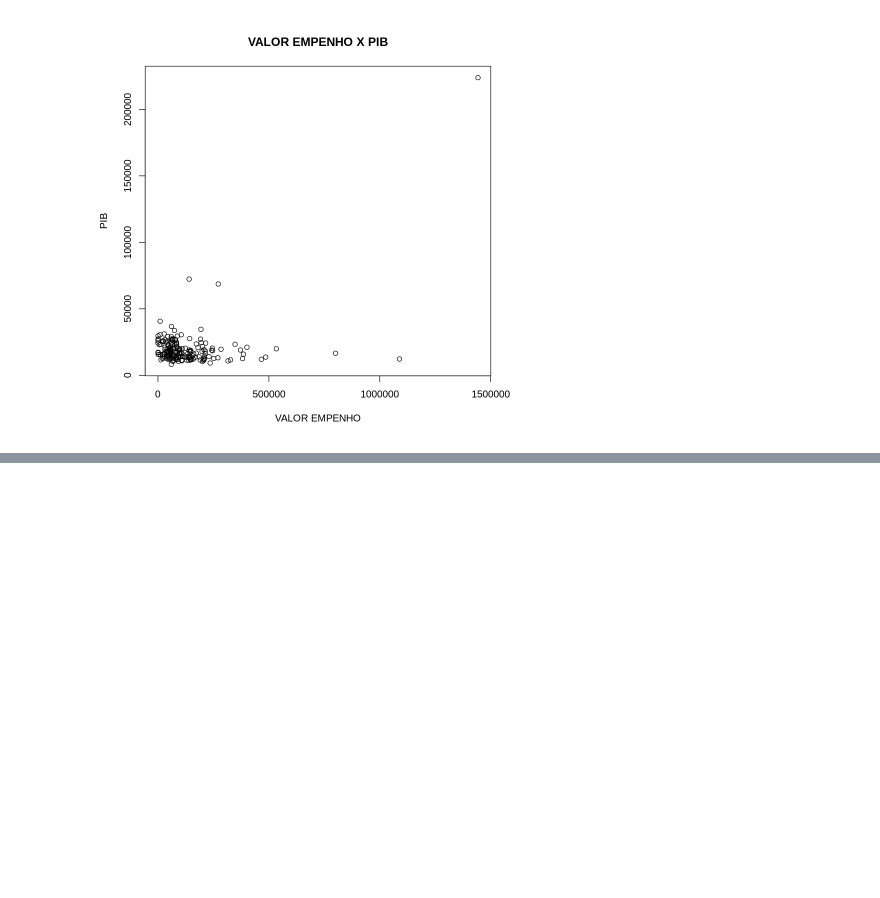
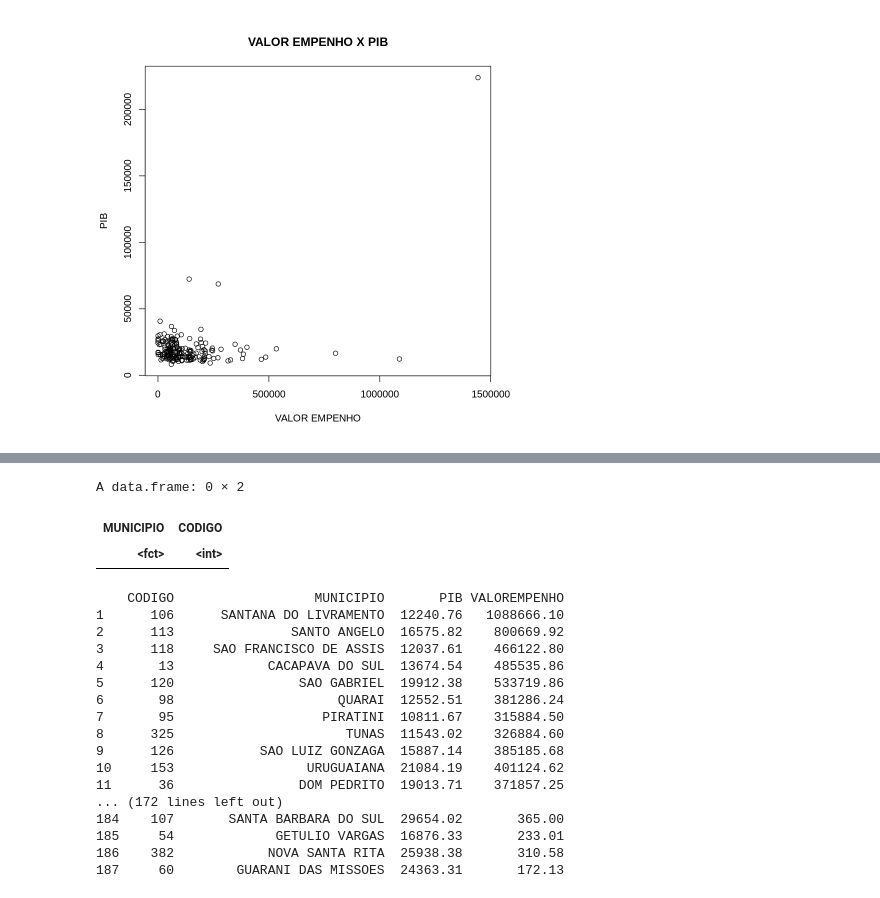
Before and after one commit to natalia973/Data-Science-Data-Analytics, a Jupyter notebook: ProjetoGráficos_R.ipynb, the cells around one changed output, grey strips where cells are left out. Cells and saved outputs as stored; diff of their text form; code cells hidden in the pictures; blank space fills up the shorter version.

```diff
--- a/ProjetoGráficos_R.ipynb
+++ b/ProjetoGráficos_R.ipynb
@@ -76,0 +92,24 @@ plot(dados$VALOREMPENHO, dados$PIB , main = "VALOR EMPENHO X PIB" , xlab = "VALO
+# %%
+dados[dados$CODIGO %in% 497:500, c("MUNICIPIO", "CODIGO")]
+print(dados)
+# %% [output]
+A data.frame: 0 × 2
+| MUNICIPIO | CODIGO |
+| <fct> | <int> |
+    CODIGO                  MUNICIPIO       PIB VALOREMPENHO
+1      106      SANTANA DO LIVRAMENTO  12240.76   1088666.10
+2      113               SANTO ANGELO  16575.82    800669.92
+3      118     SAO FRANCISCO DE ASSIS  12037.61    466122.80
+4       13            CACAPAVA DO SUL  13674.54    485535.86
+5      120                SAO GABRIEL  19912.38    533719.86
+6       98                     QUARAI  12552.51    381286.24
+7       95                   PIRATINI  10811.67    315884.50
+8      325                      TUNAS  11543.02    326884.60
+9      126           SAO LUIZ GONZAGA  15887.14    385185.68
+10     153                 URUGUAIANA  21084.19    401124.62
+11      36                DOM PEDRITO  19013.71    371857.25
+... (172 lines left out)
+184    107       SANTA BARBARA DO SUL  29654.02       365.00
+185     54             GETULIO VARGAS  16876.33       233.01
+186    382            NOVA SANTA RITA  25938.38       310.58
+187     60        GUARANI DAS MISSOES  24363.31       172.13
```
Also changed, not shown: parts of 3 cells of this notebook.
